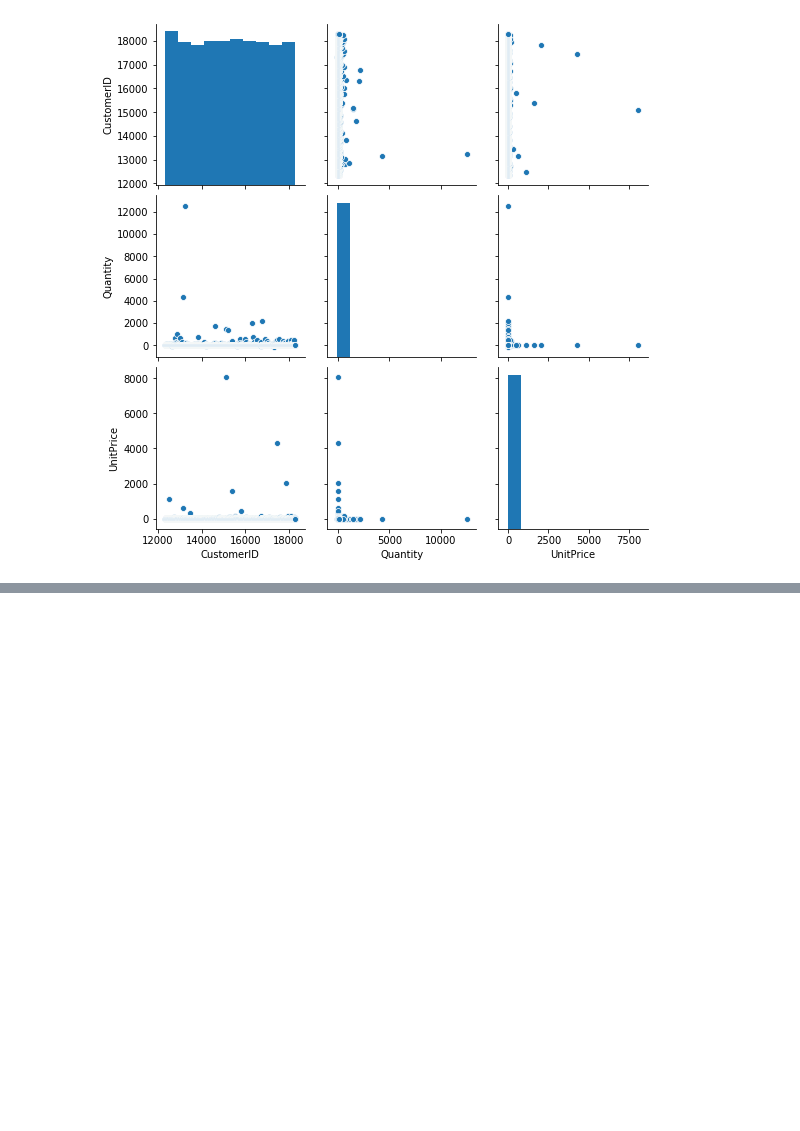
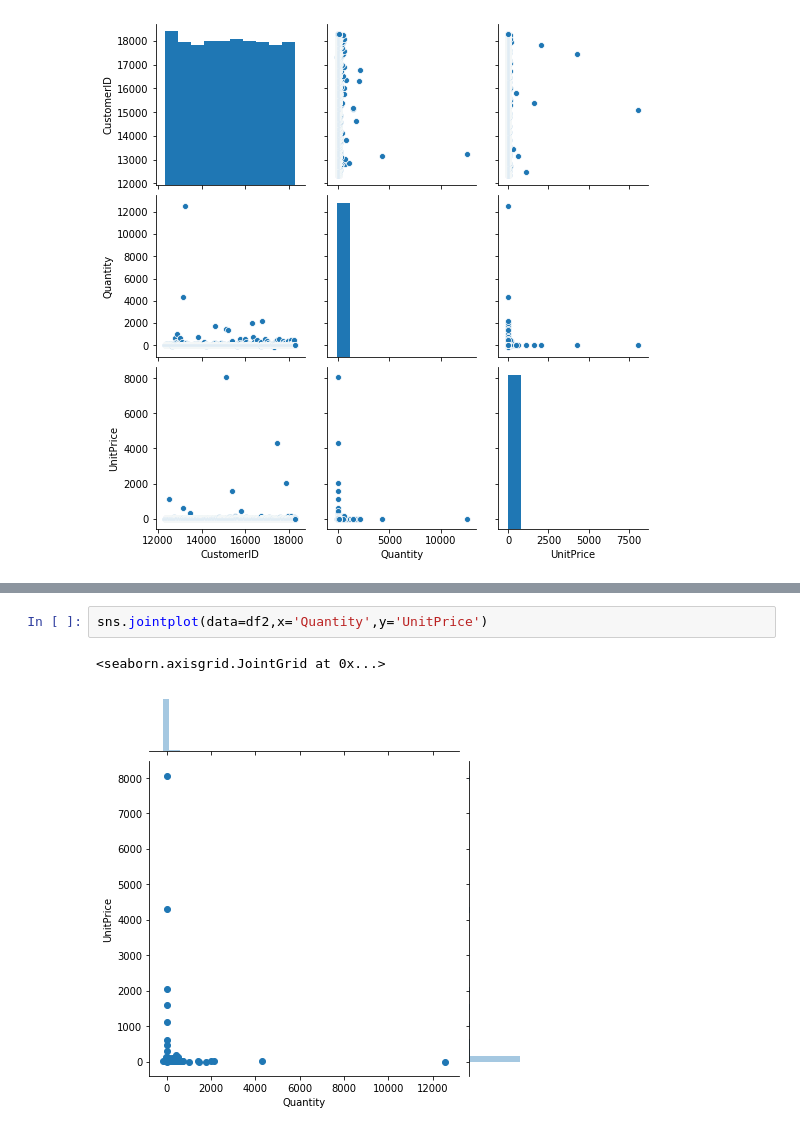
Before and after one commit to KStuartW/XeHack07, a Jupyter notebook: XeHack007.ipynb, the cells around one changed output, grey strips where cells are left out. Saved outputs shown, nothing was run; the diff lists cells and outputs as text; blank space fills up the shorter version.

```diff
--- a/XeHack007.ipynb
+++ b/XeHack007.ipynb
@@ -114,0 +130,5 @@ sns.pairplot(df2)
+# %%
+sns.jointplot(data=df2,x='Quantity',y='UnitPrice')
+# %% [output]
+<seaborn.axisgrid.JointGrid at 0x...>
+[figure, added]
```
Also changed, not shown: parts of 4 cells of this notebook.
